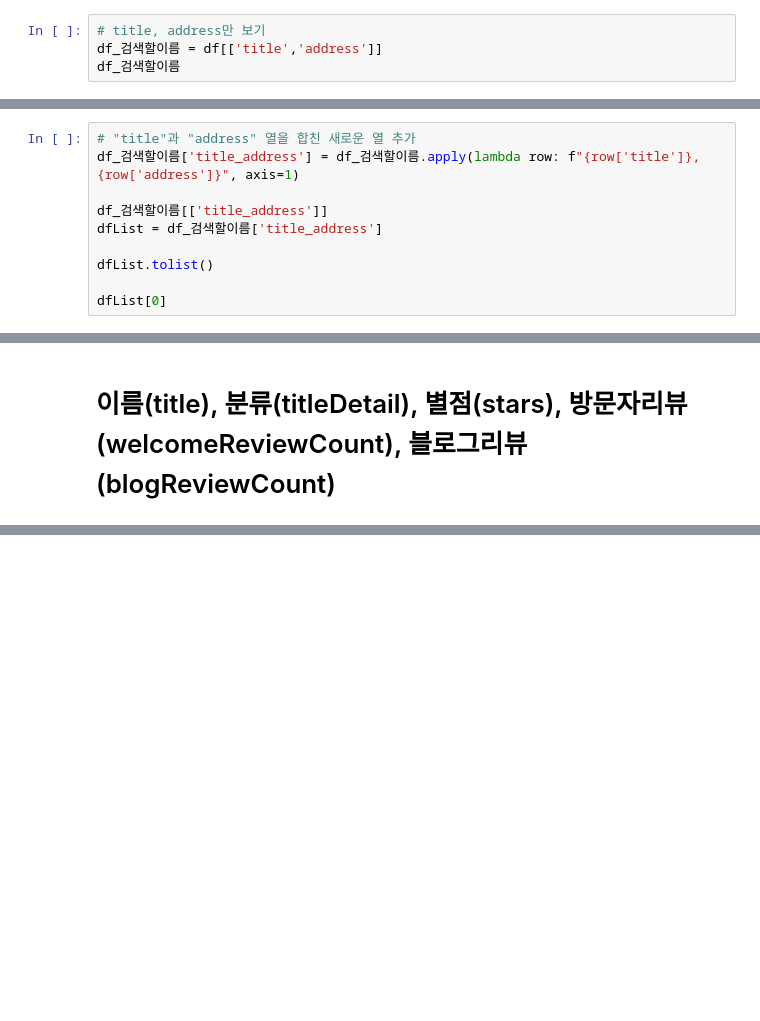
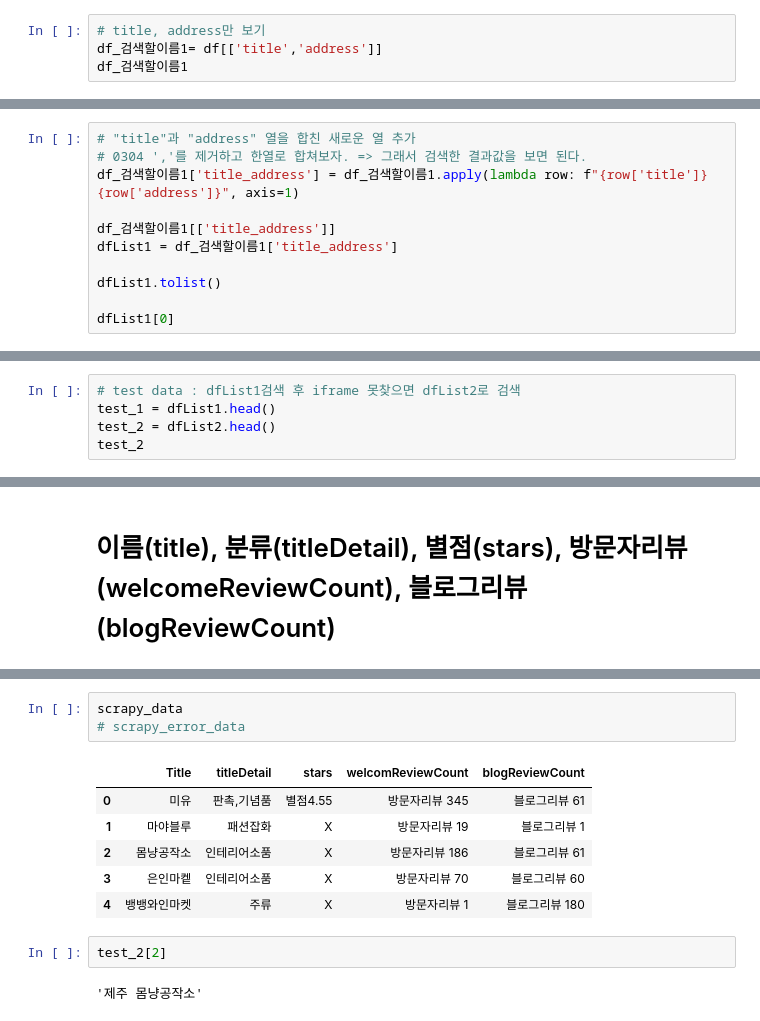
Before and after one commit to JejuTravelApp/DataAnalysis, a Jupyter notebook: MS_네이버데이터추출.ipynb, the cells around one changed output, grey strips where cells are left out. Drawn from its saved outputs; the diff is of its cells as text; blank space fills up the shorter version.

```diff
--- a/MS_네이버데이터추출.ipynb
+++ b/MS_네이버데이터추출.ipynb
@@ -119,8 +119,8 @@ df.head()
 | 4 | 뱅뱅와인마켓 | 쇼핑 | 공항 인근에 위치한 대형 와인판매점 | 제주특별자치도 제주시 오라이동 2171-1 | 제주특별자치도 제주시 사평2길 9 | 33.492220 | 126.510559 | 064-746-4141 | https://api.cdn.visitjeju.net/pho... | 와인, 오라동, 제주시내, 샴페인 |
 # %%
 # title, address만 보기
-df_검색할이름 = df[['title','address']]
-df_검색할이름
+df_검색할이름1= df[['title','address']]
+df_검색할이름1
 # %% [output]
 |  | title | address |
 | 0 | 미유 | 제주특별자치도 제주시 한림읍 옹포리 326-3 |
@@ -139,12 +143,13 @@ df_검색할이름
 > test_data의 title과 address를 합쳐서 한 컬럼으로 만들기
 # %%
 # "title"과 "address" 열을 합친 새로운 열 추가
-df_검색할이름['title_address'] = df_검색할이름.apply(lambda row: f"{row['title']}, {row['address']}", axis=1)
+# 0304 ','를 제거하고 한열로 합쳐보자. => 그래서 검색한 결과값을 보면 된다.
+df_검색할이름1['title_address'] = df_검색할이름1.apply(lambda row: f"{row['title']} {row['address']}", axis=1)
 
-df_검색할이름[['title_address']]
-dfList = df_검색할이름['title_address']
+df_검색할이름1[['title_address']]
+dfList1 = df_검색할이름1['title_address']
 
-dfList.tolist()
+dfList1.tolist()
 
-dfList[0]
+dfList1[0]
 # %% [output]
@@ -201,0 +212,5 @@ Name: title_address, dtype: object
+# %%
+# test data : dfList1검색 후 iframe 못찾으면 dfList2로 검색
+test_1 = dfList1.head()
+test_2 = dfList2.head()
+test_2
@@ -420,0 +577,14 @@ TypeError: unhashable type: 'dict'
+# %%
+scrapy_data
+# scrapy_error_data
+# %% [output]
+|  | Title | titleDetail | stars | welcomReviewCount | blogReviewCount |
+| 0 | 미유 | 판촉,기념품 | 별점4.55 | 방문자리뷰 345 | 블로그리뷰 61 |
+| 1 | 마야블루 | 패션잡화 | X | 방문자리뷰 19 | 블로그리뷰 1 |
+| 2 | 몸냥공작소 | 인테리어소품 | X | 방문자리뷰 186 | 블로그리뷰 61 |
+| 3 | 은인마켙 | 인테리어소품 | X | 방문자리뷰 70 | 블로그리뷰 60 |
+| 4 | 뱅뱅와인마켓 | 주류 | X | 방문자리뷰 1 | 블로그리뷰 180 |
+# %%
+test_2[2]
+# %% [output]
+'제주 몸냥공작소'
```
Also changed, not shown: parts of 11 cells of this notebook.
